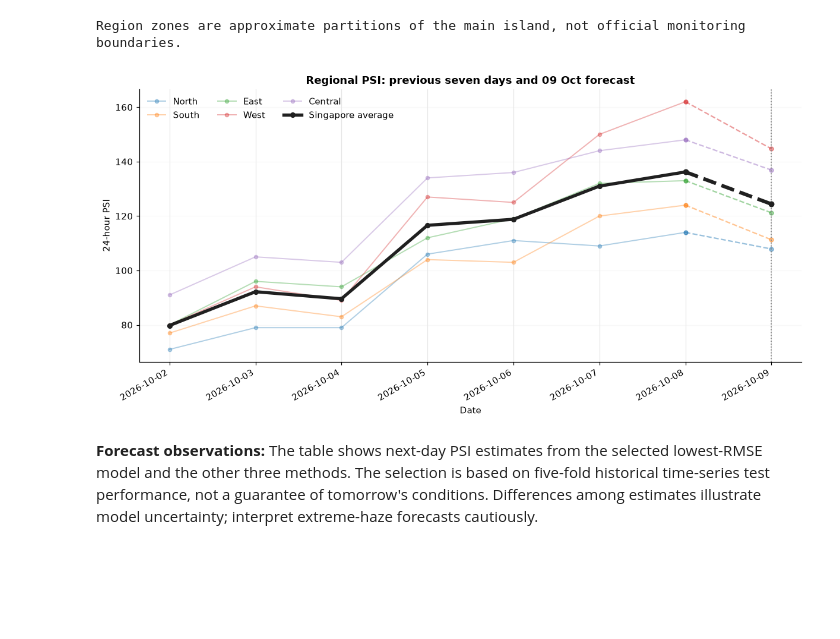
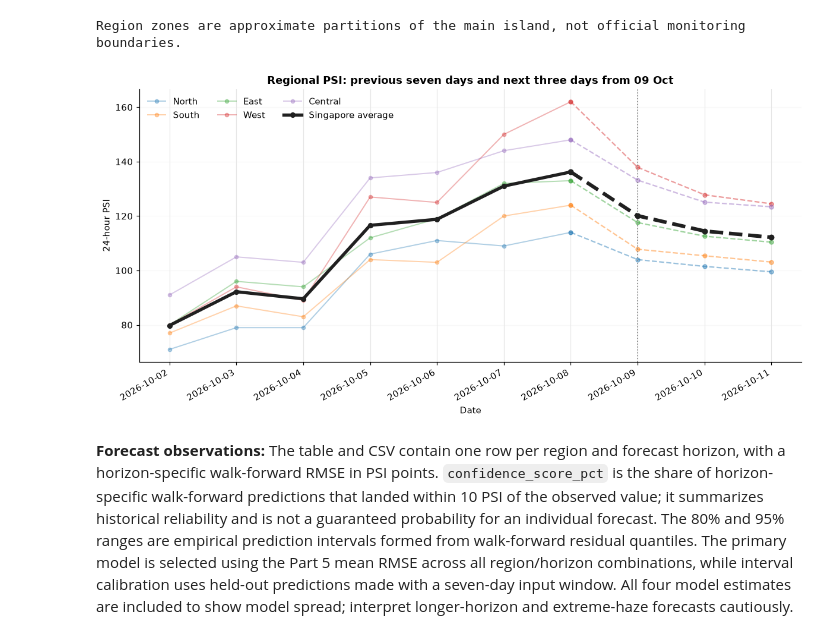
Before and after one commit to bowlofcloud/haze_monitoring_prediction_2026, a Jupyter notebook: notebooks/haze_analysis.ipynb, the cells around one changed output. Saved outputs shown, nothing was run; the diff lists cells and outputs as text; code cells hidden in the pictures; blank space fills up the shorter version.

```diff
--- a/notebooks/haze_analysis.ipynb
+++ b/notebooks/haze_analysis.ipynb
@@ -623,5 +843,5 @@ Forecast date: 09 Oct 2026
 # %%
-# Part 6 map: show selected-model PSI and severity inside approximate Singapore zones.
+# Part 6 map: show selected-model PSI and severity for the first forecast day.
 import geopandas as gpd
 import requests
 from IPython.display import display
@@ -651,8 +871,9 @@ voronoi_cells = voronoi_polygons(
     MultiPoint(list(region_locations.values())), extend_to=main_island.envelope
 )
 
-# Use selected-model PSI values for both zone fills and severity labels.
-psi_by_region = forecast.set_index("region")["predicted_psi"]
+# Use day-one selected-model PSI values for zone fills and severity labels.
+first_day_forecast = forecast.loc[forecast.horizon_days == 1]
+psi_by_region = first_day_forecast.set_index("region")["predicted_psi"]
 severity_levels = ["Good", "Moderate", "Unhealthy", "Very Unhealthy", "Hazardous"]
 severity_colors = ["#2d8a57", "#e2bd35", "#e78332", "#c84642", "#7d3c98"]
 severity_cmap = ListedColormap(severity_colors)
@@ -749,49 +970,68 @@ Region zones are approximate partitions of the main island, not official monitor
 plot_regions = ["North", "South", "East", "West", "Central"]
 region_columns = [f"psi_{region.lower()}" for region in plot_regions]
 history_week = df.sort_values("date").tail(7).copy()
-plot_dates = list(history_week.date) + [forecast_date]
+future_dates = (
+    forecast.loc[forecast.horizon_days > 0, "forecast_date"]
+    .drop_duplicates()
+    .sort_values()
+    .pipe(pd.to_datetime)
+    .tolist()
+)
+plot_dates = list(history_week.date) + future_dates
 
 fig, ax = plt.subplots(figsize=(11, 5.5))
 series_colors = dict(zip(plot_regions, plt.get_cmap("tab10").colors[:5]))
 average_color = "#202020"
 
 # Keep regional readings visible but subdued behind the Singapore-wide average.
 for region, column in zip(plot_regions, region_columns):
     historical_values = history_week[column].to_numpy(dtype=float)
-    predicted_value = float(
-        forecast.loc[forecast.region == region, "predicted_psi"].iloc[0]
+    future_values = (
+        forecast.loc[forecast.region == region]
+        .sort_values("horizon_days")["predicted_psi"]
+        .to_numpy(dtype=float)
     )
-    values = np.append(historical_values, predicted_value)
+    values = np.concatenate((historical_values, future_values))
     color = series_colors[region]
     ax.plot(plot_dates[:7], values[:7], color=color, alpha=0.35, marker="o",
             markersize=4, linewidth=1.3, label=region)
     ax.plot(plot_dates[6:], values[6:], color=color, alpha=0.45, marker="o",
             markersize=4.5, linewidth=1.5, linestyle="--")
 
-# Emphasize the daily mean of the five regions, including the selected-model forecast.
+# Emphasize the daily mean of the five regions, including all three forecast days.
 historical_average = history_week[region_columns].mean(axis=1).to_numpy(dtype=float)
-forecast_average = float(forecast.predicted_psi.mean())
-average_values = np.append(historical_average, forecast_average)
+forecast_averages = (
+    forecast.groupby("horizon_days")["predicted_psi"].mean().sort_index().to_numpy(dtype=float)
+)
+average_values = np.concatenate((historical_average, forecast_averages))
+forecast_interval = forecast.groupby("horizon_days").agg(
+    lower=("confidence_95_lower", "mean"),
+    upper=("confidence_95_upper", "mean"),
+).sort_index()
+ax.fill_between(
+    future_dates, forecast_interval.lower, forecast_interval.upper,
+    color=average_color, alpha=0.15, label="Mean of regional 95% bounds",
+)
 ax.plot(plot_dates[:7], average_values[:7], color=average_color, alpha=1.0,
         marker="o", markersize=5, linewidth=3.5, label="Singapore average", zorder=6)
 ax.plot(plot_dates[6:], average_values[6:], color=average_color, alpha=1.0,
         marker="o", markersize=5.5, linewidth=4.0, linestyle="--", zorder=6)
 
 ax.axvline(forecast_date, color=GREY, linestyle=":", linewidth=1.2)
-ax.set_title(f"Regional PSI: previous seven days and {forecast_date:%d %b} forecast")
+ax.set_title(f"Regional PSI: previous seven days and next three days from {forecast_date:%d %b}")
 ax.set_xlabel("Date")
 ax.set_ylabel("24-hour PSI")
 ax.legend(ncol=3, frameon=False, loc="upper left")
 ax.grid(True, axis="y", alpha=0.25)
 fig.autofmt_xdate()
 fig.tight_layout()
 fig.savefig(FIGS / "regional_psi_forecast_trend.png", bbox_inches="tight", dpi=180)
 display(fig)
 plt.close(fig)
 # %% [output]
-[figure, old version]
+[figure, new version]
 # %% [markdown]
-**Forecast observations:** The table shows next-day PSI estimates from the selected lowest-RMSE model and the other three methods. The selection is based on five-fold historical time-series test performance, not a guarantee of tomorrow's conditions. Differences among estimates illustrate model uncertainty; interpret extreme-haze forecasts cautiously.
+**Forecast observations:** The table and CSV contain one row per region and forecast horizon, with a horizon-specific walk-forward RMSE in PSI points. `confidence_score_pct` is the share of horizon-specific walk-forward predictions that landed within 10 PSI of the observed value; it summarizes historical reliability and is not a guaranteed probability for an individual forecast. The 80% and 95% ranges are empirical prediction intervals formed from walk-forward residual quantiles. The primary model is selected using the Part 5 mean RMSE across all region/horizon combinations, while interval calibration uses held-out predictions made with a seven-day input window. All four model estimates are included to show model spread; interpret longer-horizon and extreme-haze forecasts cautiously.
 # %% [markdown]
 ## 7. Findings, limitations and next steps
 
```
Also changed, not shown: parts of 20 cells of this notebook, 14 other files.
